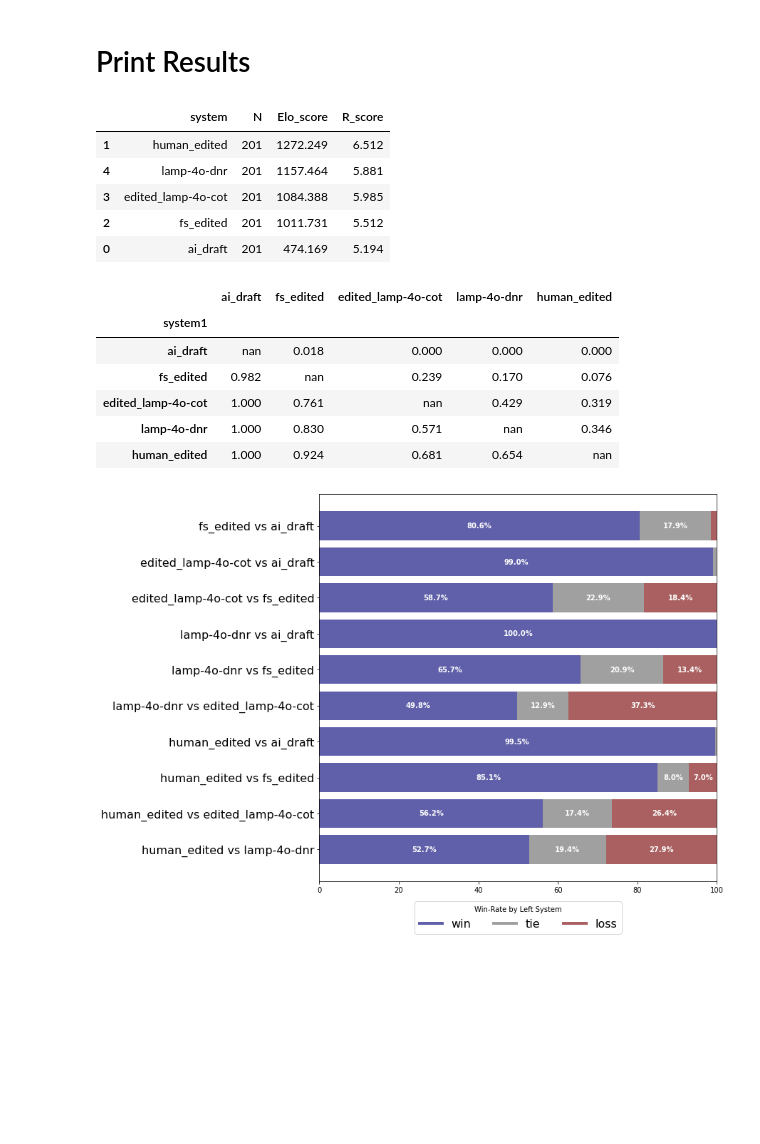
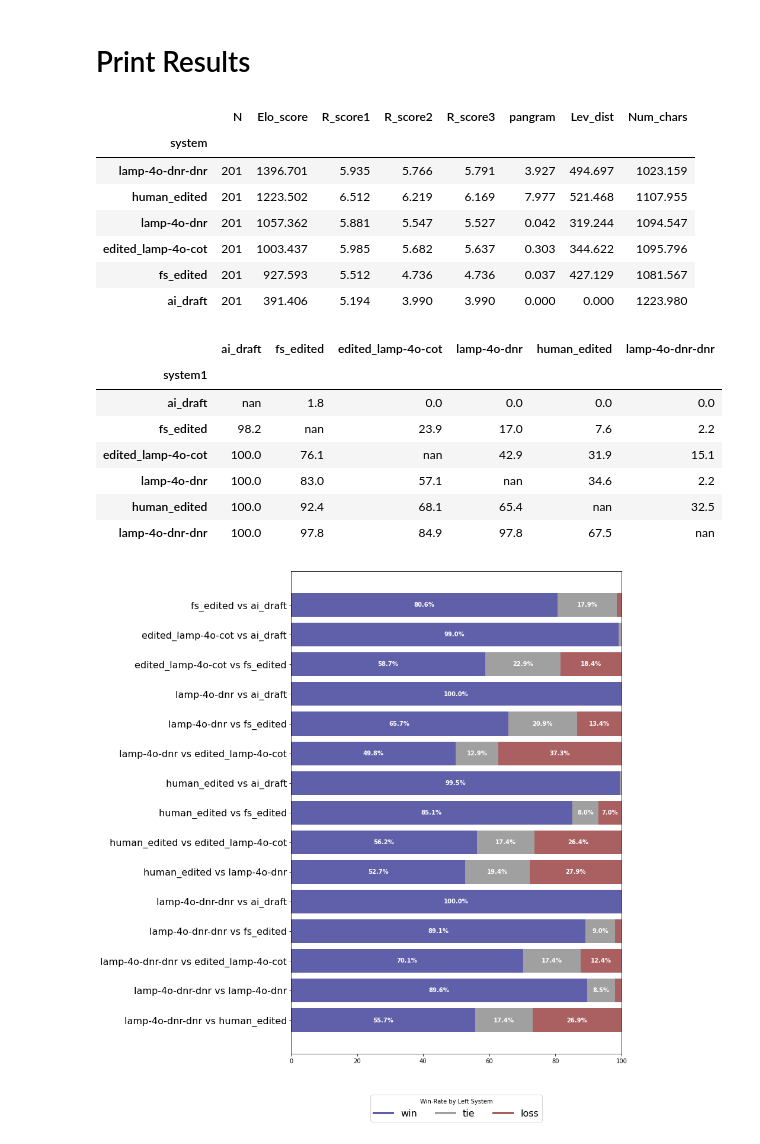
Before and after one commit to tuhinjubcse/WritingRewards, a Jupyter notebook: LAMP_Processing.ipynb, the cells around one changed output. Cells and saved outputs as stored; diff of their text form; code cells hidden in the pictures; blank space fills up the shorter version.

Commit message:
Adding H-split of the test set; results from the gpt-4o tuned models; pangram results on writing task

```diff
--- a/LAMP_Processing.ipynb
+++ b/LAMP_Processing.ipynb
@@ -299,7 +322,7 @@ Please use `tqdm.notebook.tqdm` instead of `tqdm.tqdm_notebook`
 # %% [markdown]
 # Print Results
 # %%
-import pandas as pd, json, numpy as np, itertools
+import pandas as pd, json, numpy as np, itertools, Levenshtein
 from collections import defaultdict
 from utils_elo import EloRating
 
@@ -310,7 +333,11 @@ elo = EloRating(initial_rating=1000)
 with open("data/lamp_editing_benchmark.json", "r") as f:
     eval_samples = json.load(f)
 
-candidates_scored = [candidate for sample in eval_samples for candidate in sample["candidates"] if "score" in candidate]
+
+for sample in eval_samples:
+    ai_draft = [c for c in sample["candidates"] if "ai_draft" in c["system"]][0]["text"]
+    for candidate in sample["candidates"]:
+        candidate["Lev_dist"] = Levenshtein.distance(ai_draft, candidate["text"])
 
 for sample in eval_samples:
     for c1, c2 in itertools.combinations(sample["candidates"], 2):
@@ -319,22 +346,35 @@ for sample in eval_samples:
         score = 1.0 if pref == 1 else 0.0 if pref == 2 else 0.5
         elo.update_rating(system1, system2, score)
 
-system_scores = defaultdict(list)
+system_candidates = defaultdict(list)
+
+candidates_scored = [candidate for sample in eval_samples for candidate in sample["candidates"]]
 for candidate in candidates_scored:
-    system_scores[candidate["system"]].append(candidate["score"])
+    system_candidates[candidate["system"]].append(candidate)
 
 elo_scores = elo.get_ratings()
 
-results = [{"system": system, "N": len(scores), "Elo_score": elo_scores[system], "R_score": np.mean(scores)} for system, scores in system_scores.items()]
+results = [{"system": system, "N": len(candidates),
+            "Elo_score": elo_scores[system],
+            "R_score1": np.mean([candidate["score"] for candidate in candidates]),
+            "R_score2": np.mean([candidate["r-score"] for candidate in candidates]),
+            "R_score3": np.mean([candidate["r3-score"] for candidate in candidates]),
+            "pangram": 100.0 * np.mean([1.0 - candidate["pangram"]["ai_likelihood"] for candidate in candidates]),
+            "Lev_dist": np.mean([candidate["Lev_dist"] for candidate in candidates]),
+            "Num_chars": np.mean([len(candidate["text"]) for candidate in candidates])
+            }
+            for system, candidates in system_candidates.items()]
 
-pd.DataFrame(results).sort_values(by="Elo_score", ascending=False).round(3)
+pd.DataFrame(results).sort_values(by="Elo_score", ascending=False).round(3).set_index("system")
 # %% [output]
-|  | system | N | Elo_score | R_score |
-| 1 | human_edited | 201 | 1272.249 | 6.512 |
-| 4 | lamp-4o-dnr | 201 | 1157.464 | 5.881 |
-| 3 | edited_lamp-4o-cot | 201 | 1084.388 | 5.985 |
-| 2 | fs_edited | 201 | 1011.731 | 5.512 |
-| 0 | ai_draft | 201 | 474.169 | 5.194 |
+|  | N | Elo_score | R_score1 | R_score2 | R_score3 | pangram | Lev_dist | Num_chars |
+| system |  |  |  |  |  |  |  |  |
+| lamp-4o-dnr-dnr | 201 | 1396.701 | 5.935 | 5.766 | 5.791 | 3.927 | 494.697 | 1023.159 |
+| human_edited | 201 | 1223.502 | 6.512 | 6.219 | 6.169 | 7.977 | 521.468 | 1107.955 |
+| lamp-4o-dnr | 201 | 1057.362 | 5.881 | 5.547 | 5.527 | 0.042 | 319.244 | 1094.547 |
+| edited_lamp-4o-cot | 201 | 1003.437 | 5.985 | 5.682 | 5.637 | 0.303 | 344.622 | 1095.796 |
+| fs_edited | 201 | 927.593 | 5.512 | 4.736 | 4.736 | 0.037 | 427.129 | 1081.567 |
+| ai_draft | 201 | 391.406 | 5.194 | 3.990 | 3.990 | 0.000 | 0.000 | 1223.980 |
 # %%
 # Print Pairwise Win-Rates
 from matplotlib import pyplot as plt
@@ -368,51 +408,52 @@ for system1 in systems:
         else:
             pref_counts = Counter(prefs)
             # print(system1, system2, pref_counts)
-            table_row[system2] = pref_counts[1] / (pref_counts[1] + pref_counts[2])
+            table_row[system2] = 100.0 * pref_counts[1] / (pref_counts[1] + pref_counts[2])
     win_rates_table.append(table_row)
 
-display(pd.DataFrame(win_rates_table).set_index("system1").style.background_gradient(cmap="Blues", low=0.0, high=1).format("{:.3f}"))
+display(pd.DataFrame(win_rates_table).set_index("system1").style.background_gradient(cmap="Blues", low=0.0, high=1).format("{:.1f}"))
 
 # let's plot the full win/loss/tie distributions
 
 all_pairs = list(itertools.combinations(systems[::-1], 2))
 # we need to plot them as horizontal bars
 
 colors = ["#6060aa", "#a0a0a0", "#aa6060"]
 labels = ["win", "tie", "loss"]
 lefts = [0.0] * len(all_pairs)
 # create a plot with len(all_pairs) rows
 plt.figure(figsize=(10, len(all_pairs)))
 for cat_idx, cat in enumerate(labels):
     for row_idx, (system1, system2) in enumerate(all_pairs):
         prefs = pairwise_prefs[(system1, system2)]
         pref_counts = Counter(prefs)
         val = 1 if cat == "win" else 2 if cat == "loss" else 0
 
         perc = 100.0 * pref_counts[val] / sum(pref_counts.values())
 
         plt.barh([row_idx], [perc], color=colors[cat_idx], left=lefts[row_idx])
         if perc > 2.0:
             plt.text(lefts[row_idx]+perc/2, row_idx, f"{perc:.1f}%", color="white", ha="center", va="center", fontweight="bold")
         lefts[row_idx] += perc
 
 
 y_ticks = [f"{system1} vs {system2}" for system1, system2 in all_pairs]
 plt.yticks(range(len(all_pairs)), y_ticks, fontsize=16)
 
 # put it below, centered on the x-axis
 # should have a title: Win-Rate by Left System
 plt.legend([plt.Line2D([0], [0], color=color, lw=4) for color in colors], labels, ncol=3, loc="lower center", bbox_to_anchor=(0.5, -0.15), fontsize=16, title="Win-Rate by Left System")
 plt.show()
 # %% [output]
-|  | ai_draft | fs_edited | edited_lamp-4o-cot | lamp-4o-dnr | human_edited |
-| system1 |  |  |  |  |  |
-| ai_draft | nan | 0.018 | 0.000 | 0.000 | 0.000 |
-| fs_edited | 0.982 | nan | 0.239 | 0.170 | 0.076 |
-| edited_lamp-4o-cot | 1.000 | 0.761 | nan | 0.429 | 0.319 |
-| lamp-4o-dnr | 1.000 | 0.830 | 0.571 | nan | 0.346 |
-| human_edited | 1.000 | 0.924 | 0.681 | 0.654 | nan |
+|  | ai_draft | fs_edited | edited_lamp-4o-cot | lamp-4o-dnr | human_edited | lamp-4o-dnr-dnr |
+| system1 |  |  |  |  |  |  |
+| ai_draft | nan | 1.8 | 0.0 | 0.0 | 0.0 | 0.0 |
+| fs_edited | 98.2 | nan | 23.9 | 17.0 | 7.6 | 2.2 |
+| edited_lamp-4o-cot | 100.0 | 76.1 | nan | 42.9 | 31.9 | 15.1 |
+| lamp-4o-dnr | 100.0 | 83.0 | 57.1 | nan | 34.6 | 2.2 |
+| human_edited | 100.0 | 92.4 | 68.1 | 65.4 | nan | 32.5 |
+| lamp-4o-dnr-dnr | 100.0 | 97.8 | 84.9 | 97.8 | 67.5 | nan |
-[figure, old version]
+[figure, new version]
 # %%
 # calculate three-way consistency per sample:
 def three_way_consistency(p12, p13, p23):
```
Also changed, not shown: parts of 10 cells of this notebook, 7 other files.
